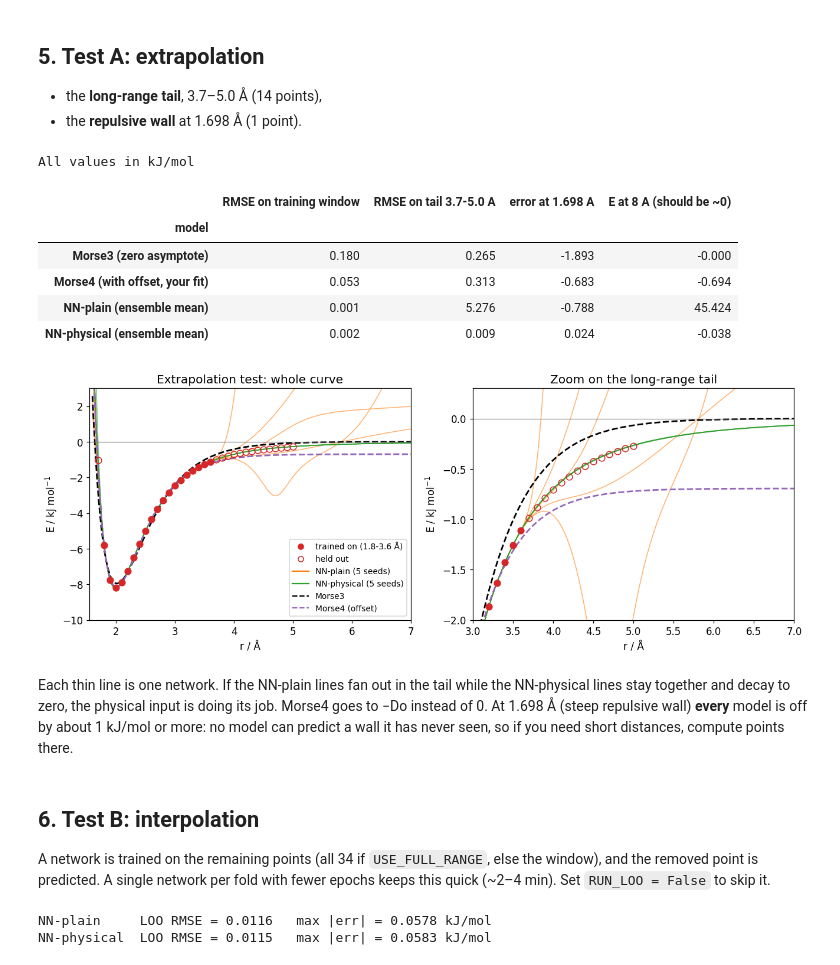
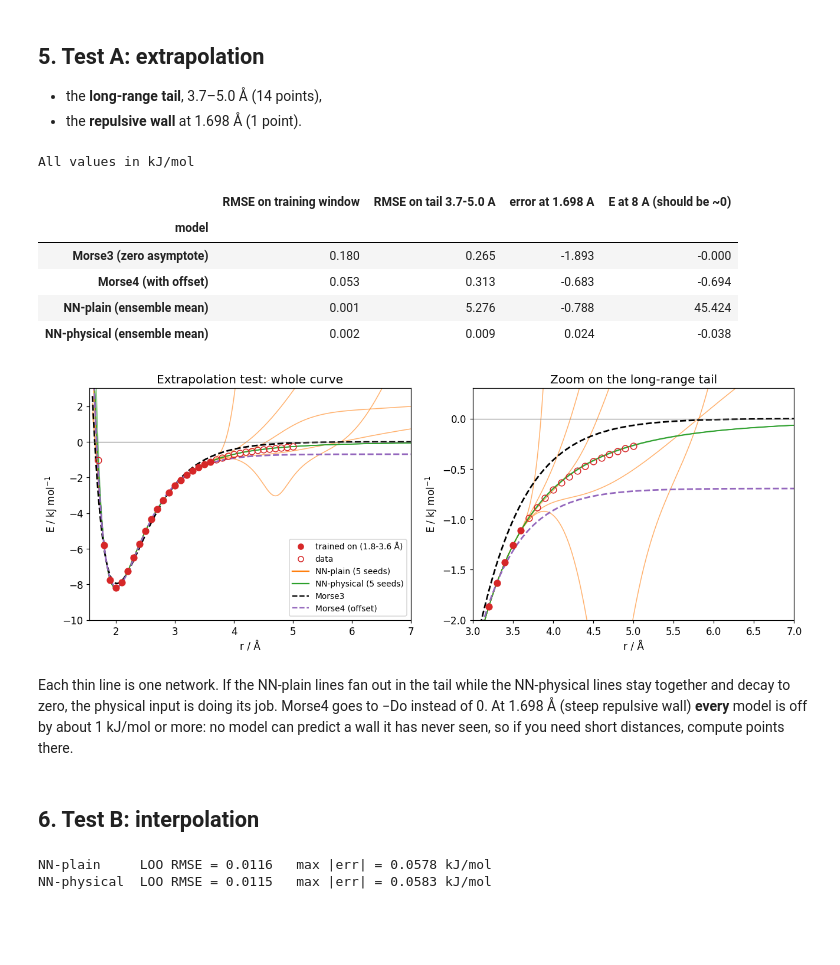
Before and after one commit to elvira123-hub/Machine_Learning_Projects, a Jupyter notebook: CuHe_NN_potential_Colab.ipynb, the cells around one changed output. Drawn from its saved outputs; the diff is of its cells as text; code cells hidden in the pictures; blank space fills up the shorter version.

```diff
--- a/CuHe_NN_potential_Colab.ipynb
+++ b/CuHe_NN_potential_Colab.ipynb
@@ -197,7 +197,7 @@ def tail_report(name, f):
                 err_at_1p698=float(f(r_wall)[0] - E_wall[0]),
                 E_at_8A=float(f(np.array([8.0]))[0]))
 rows = [tail_report("Morse3 (zero asymptote)", morse3_fn),
-        tail_report("Morse4 (with offset, your fit)", morse4_fn),
+        tail_report("Morse4 (with offset)", morse4_fn),
         tail_report("NN-plain (ensemble mean)", lambda r: predict_ens(ensA_plain, r)[0]),
         tail_report("NN-physical (ensemble mean)", lambda r: predict_ens(ensA_phys, r)[0])]
 dfA = pd.DataFrame(rows).set_index("model")
@@ -208,41 +208,40 @@ display(dfA.round(3))
 # ---- figure ---------------------------------------------------------------
 rd = np.linspace(1.6, 7.0, 500)
 fig, ax = plt.subplots(1, 2, figsize=(12, 4.6))
 for a, (ylo, yhi, xlo, xhi) in zip(ax, [(-10, 3, 1.55, 7.0), (-2.0, 0.3, 3.0, 7.0)]):
     for m in ensA_plain: a.plot(rd, predict(m, rd), color="tab:orange", lw=1, alpha=.6)
     for m in ensA_phys:  a.plot(rd, predict(m, rd), color="tab:green",  lw=1, alpha=.6)
     a.plot(rd, morse3_fn(rd), "k--", lw=1.8)
     a.plot(rd, morse4_fn(rd), color="tab:purple", ls="--", lw=1.8)
     a.plot(r_tr,   E_tr,   "o", color="tab:red", ms=7, zorder=5)
     a.plot(r_tail, E_tail, "o", mfc="none", mec="tab:red", ms=7, zorder=5)
     a.plot(r_wall, E_wall, "o", mfc="none", mec="tab:red", ms=7, zorder=5)
     a.axhline(0, color="gray", lw=.8)
     a.set_xlim(xlo, xhi); a.set_ylim(ylo, yhi)
     a.set_xlabel("r / Å"); a.set_ylabel("E / kJ mol$^{-1}$")
 from matplotlib.lines import Line2D
 ax[0].legend(handles=[
     Line2D([], [], marker="o", color="tab:red", ls="", label="trained on (1.8-3.6 Å)"),
-    Line2D([], [], marker="o", mfc="none", mec="tab:red", ls="", label="held out"),
+    Line2D([], [], marker="o", mfc="none", mec="tab:red", ls="", label="data"),
     Line2D([], [], color="tab:orange", label="NN-plain (5 seeds)"),
     Line2D([], [], color="tab:green",  label="NN-physical (5 seeds)"),
     Line2D([], [], color="k", ls="--", label="Morse3"),
     Line2D([], [], color="tab:purple", ls="--", label="Morse4 (offset)")], fontsize=9, loc="lower right")
 ax[0].set_title("Extrapolation test: whole curve"); ax[1].set_title("Zoom on the long-range tail")
 plt.tight_layout(); plt.show()
 # %% [output]
 All values in kJ/mol
 |  | RMSE on training window | RMSE on tail 3.7-5.0 A | error at 1.698 A | E at 8 A (should be ~0) |
 | model |  |  |  |  |
 | Morse3 (zero asymptote) | 0.180 | 0.265 | -1.893 | -0.000 |
-| Morse4 (with offset, your fit) | 0.053 | 0.313 | -0.683 | -0.694 |
+| Morse4 (with offset) | 0.053 | 0.313 | -0.683 | -0.694 |
 | NN-plain (ensemble mean) | 0.001 | 5.276 | -0.788 | 45.424 |
 | NN-physical (ensemble mean) | 0.002 | 0.009 | 0.024 | -0.038 |
-[figure, old version]
+[figure, new version]
 # %% [markdown]
 Each thin line is one network. If the NN-plain lines fan out in the tail while the NN-physical lines stay together and decay to zero, the physical input is doing its job. Morse4 goes to −Do instead of 0. At 1.698 Å (steep repulsive wall) **every** model is off by about 1 kJ/mol or more: no model can predict a wall it has never seen, so if you need short distances, compute points there.
 # %% [markdown]
 ## 6. Test B: interpolation
-A network is trained on the remaining points (all 34 if `USE_FULL_RANGE`, else the window), and the removed point is predicted. A single network per fold with fewer epochs keeps this quick (~2–4 min). Set `RUN_LOO = False` to skip it.
 # %%
 RUN_LOO = True
 if RUN_LOO:
```
Also changed, not shown: parts of 6 cells of this notebook.
